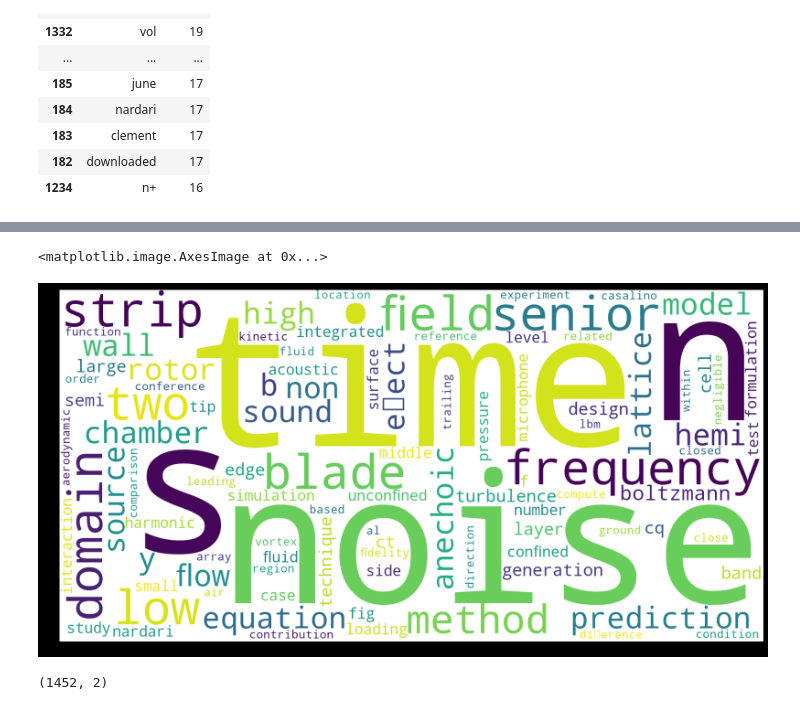
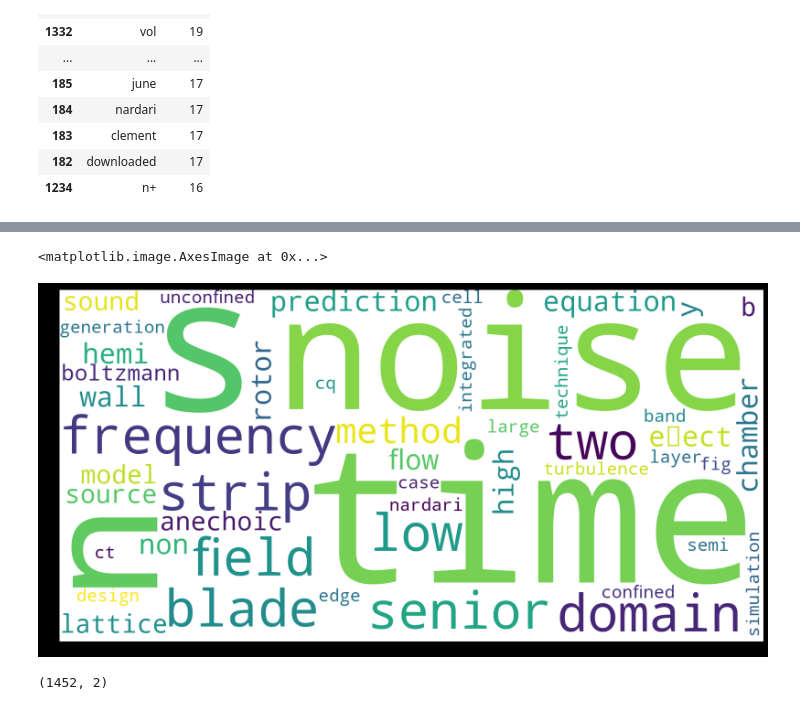
Before and after one commit to clementnardari/ScientificInnovationNLP, a Jupyter notebook: pdf_nld-V1.ipynb, the cells around one changed output, grey strips where cells are left out. Drawn from its saved outputs; the diff is of its cells as text; code cells hidden in the pictures.

```diff
--- a/pdf_nld-V1.ipynb
+++ b/pdf_nld-V1.ipynb
@@ -136,10 +136,10 @@ plt.imshow(wordcloud)
 # %%
-wordcloud = WordCloud(background_color="white",width=1600, height=800,relative_scaling=0,max_words=100).generate(' '.join(df2.sort_values(by=['value'],ascending=False)['name'].tolist()))
+wordcloud = WordCloud(background_color="white",width=1600, height=800,relative_scaling=0,max_words=50).generate(' '.join(df2.sort_values(by=['value'],ascending=False)['name'].tolist()))
 plt.figure( figsize=(20,10), facecolor='k')
 plt.imshow(wordcloud)
 # %% [output]
 <matplotlib.image.AxesImage at 0x...>
-[figure, old version]
+[figure, new version]
 # %%
 df2.sort_values(by=['value']).shape
 # %% [output]
```
Also changed, not shown: parts of 4 cells of this notebook, 7 other files.
